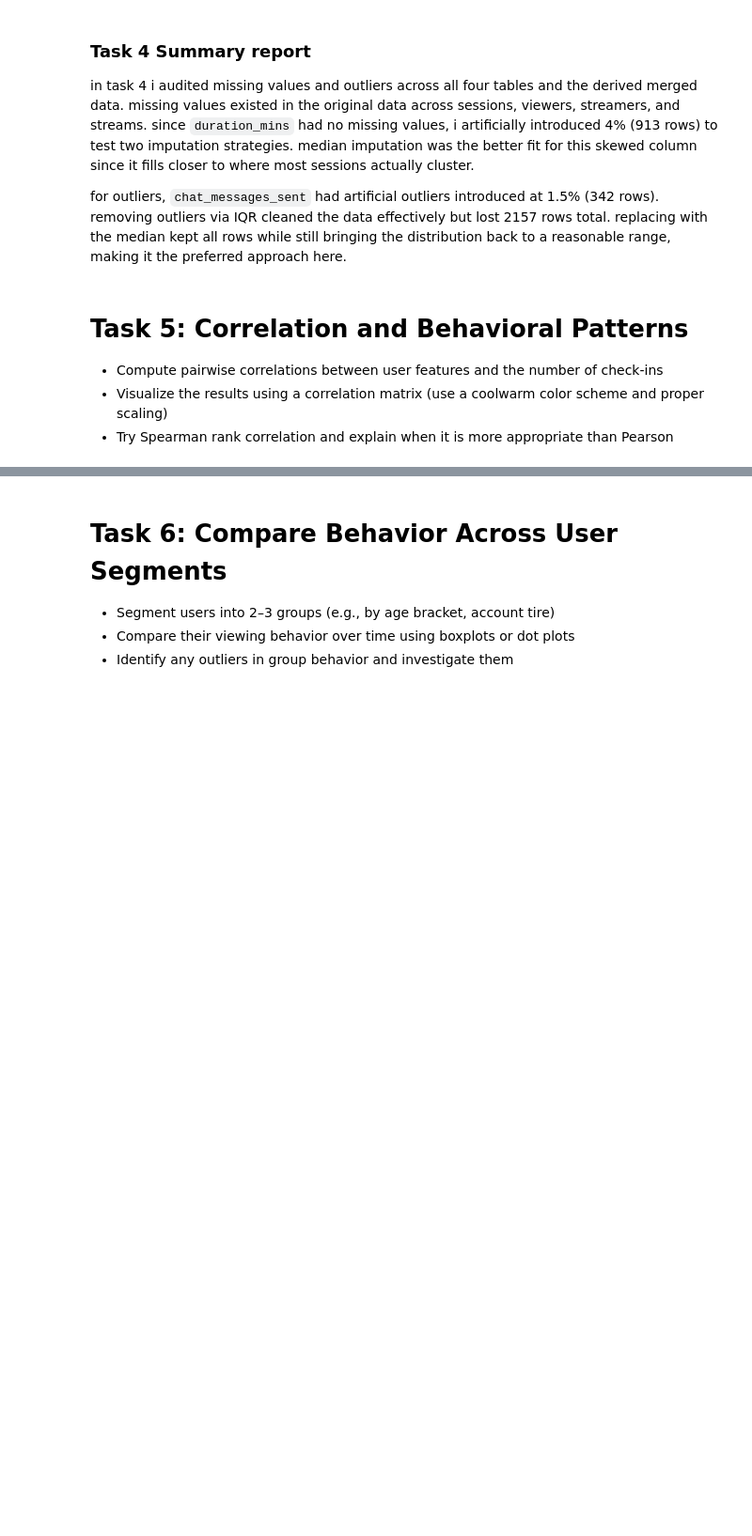
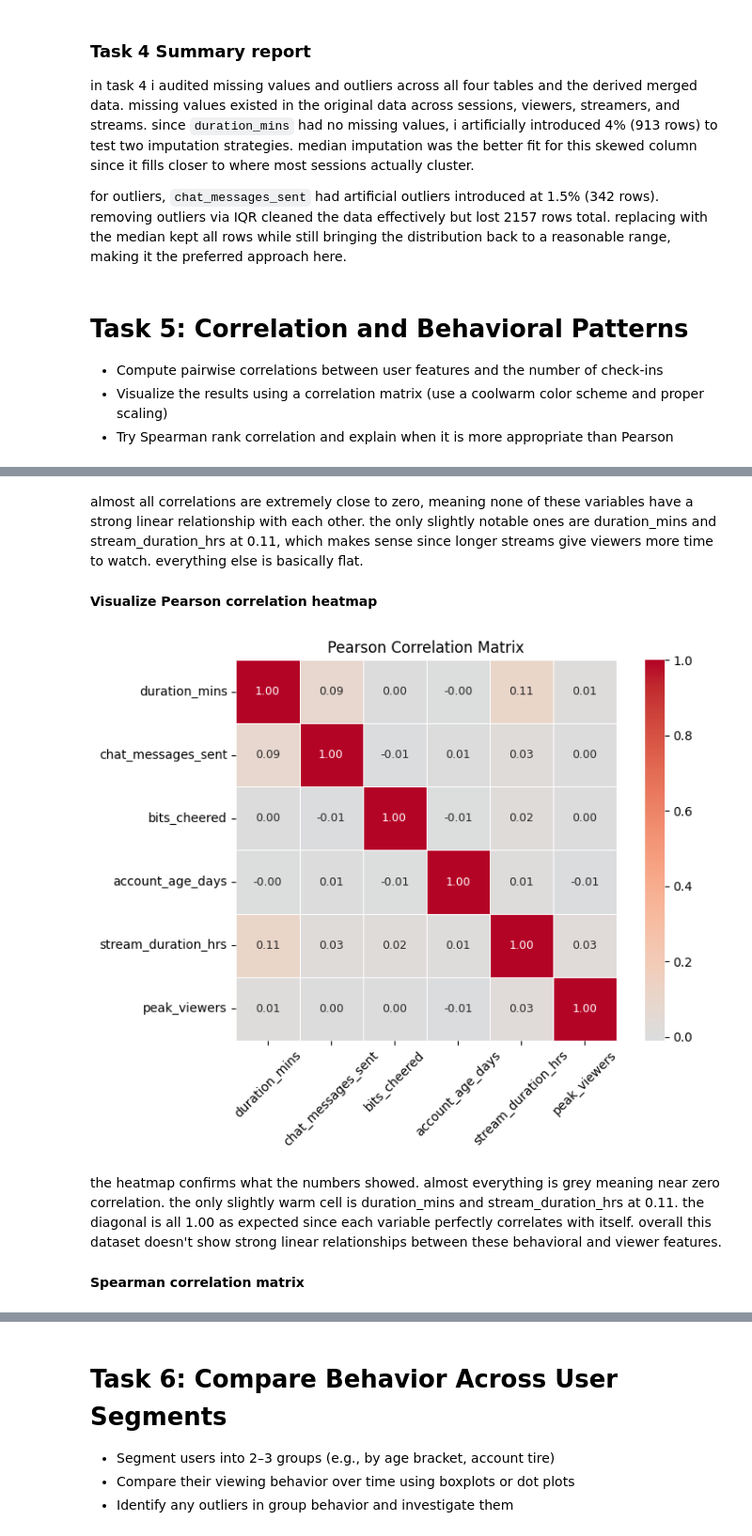
Before and after one commit to MSagri05/Assignment1-Exploratory-Data-Analysis, a Jupyter notebook: IAT461_Assignment01_Scaffold.ipynb, the cells around one changed output, grey strips where cells are left out. Shown at 94% size. Drawn from its saved outputs; the diff is of its cells as text; code cells hidden in the pictures; blank space fills up the shorter version.

```diff
--- a/IAT461_Assignment01_Scaffold.ipynb
+++ b/IAT461_Assignment01_Scaffold.ipynb
@@ -1139,0 +1138,4 @@ making it the preferred approach here.
+# %%
+# Merge sessions with viewers and streams to get all relevant features together
+sessions_full = sessions.merge(viewers, on="viewer_id").merge(streams, on="stream_id")
+sessions_full.head(3)
@@ -1139,0 +1153,7 @@ making it the preferred approach here.
+# %%
+# Select numerical columns relevant to behavior
+corr_cols = ["duration_mins", "chat_messages_sent", "bits_cheered",
+             "account_age_days", "stream_duration_hrs", "peak_viewers"]
+
+corr_matrix = sessions_full[corr_cols].corr(method="pearson")
+print(corr_matrix.round(2))
@@ -1139,0 +1176,19 @@ making it the preferred approach here.
+# %% [markdown]
+almost all correlations are extremely close to zero, meaning none of these variables have a strong linear relationship with each other. the only slightly notable ones are duration_mins and stream_duration_hrs at 0.11, which makes sense since longer streams give viewers more time to watch. everything else is basically flat.
+# %% [markdown]
+**Visualize Pearson correlation heatmap**
+# %%
+# Heatmap using coolwarm — same approach as lab 02
+fig, ax = plt.subplots(figsize=(8, 6))
+sns.heatmap(corr_matrix, annot=True, fmt=".2f", cmap="coolwarm", center=0,
+            linewidths=0.5, square=True, ax=ax, annot_kws={"size": 9})
+ax.set_title("Pearson Correlation Matrix")
+ax.tick_params(axis="x", rotation=45)
+plt.tight_layout()
+plt.show()
+# %% [output]
+[figure, added]
+# %% [markdown]
+the heatmap confirms what the numbers showed. almost everything is grey meaning near zero correlation. the only slightly warm cell is duration_mins and stream_duration_hrs at 0.11. the diagonal is all 1.00 as expected since each variable perfectly correlates with itself. overall this dataset doesn't show strong linear relationships between these behavioral and viewer features.
+# %% [markdown]
+**Spearman correlation matrix**
```
Also changed, not shown: parts of 16 cells of this notebook.
